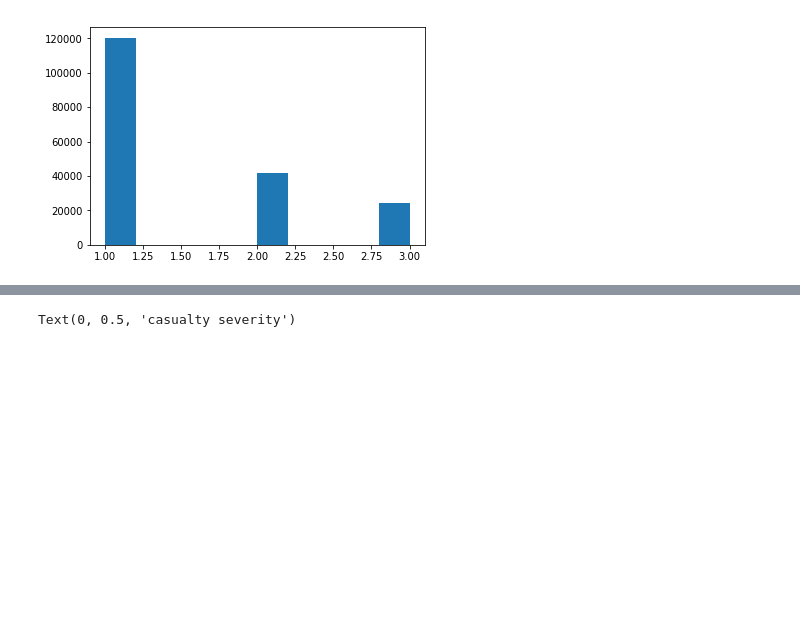
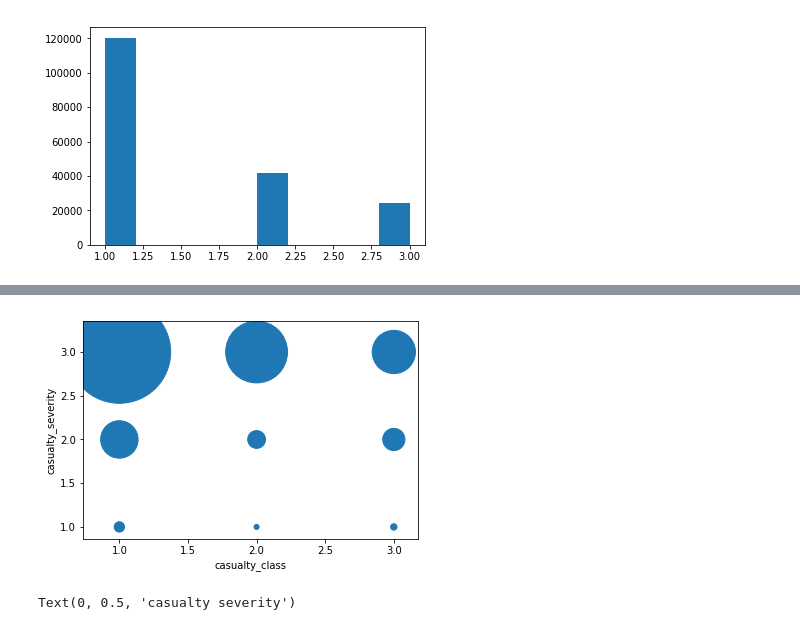
Before and after one commit to RajatRasal/Road-Accidents-Analysis-AI-Hack, a Jupyter notebook: DataCleaning.ipynb, the cells around one changed output, grey strips where cells are left out. Cells and saved outputs as stored; diff of their text form; code cells hidden in the pictures; blank space fills up the shorter version.

```diff
--- a/DataCleaning.ipynb
+++ b/DataCleaning.ipynb
@@ -207,6 +214,11 @@ print(counts.columns)
 8             3.0                3.0   18697
 RangeIndex(start=0, stop=9, step=1)
 Index(['casualty_class', 'casualty_severity', 'C'], dtype='object')
+# %%
+counts.plot.scatter(x='casualty_class', y='casualty_severity', s=counts['C']/10)
+plt.savefig('./casualty_severity_to_casualty_class_freq_v2.jpg')
+# %% [output]
+[figure, added]
 # %%
 plt.plot(1/data.groupby('casualty_class')['casualty_severity'].mean())
 plt.xlabel('casualty class')
```
Also changed, not shown: parts of 11 cells of this notebook, 8 other files.
